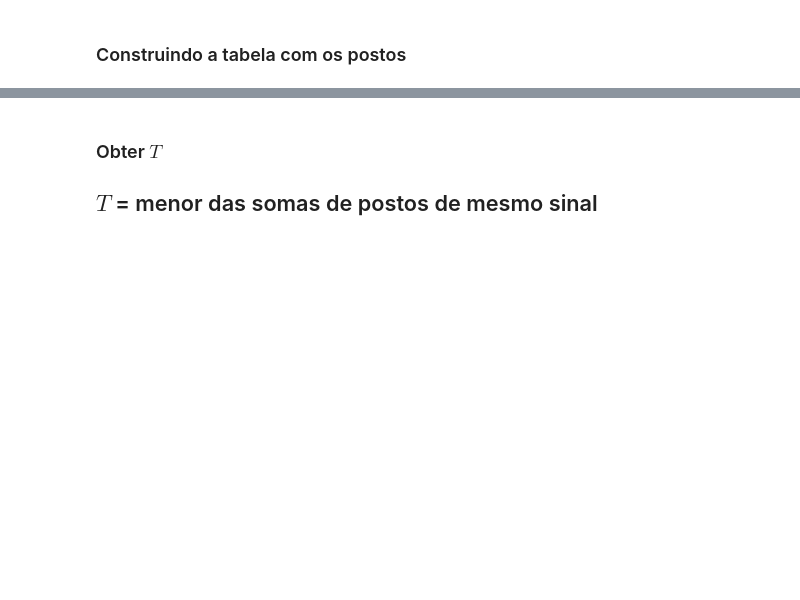
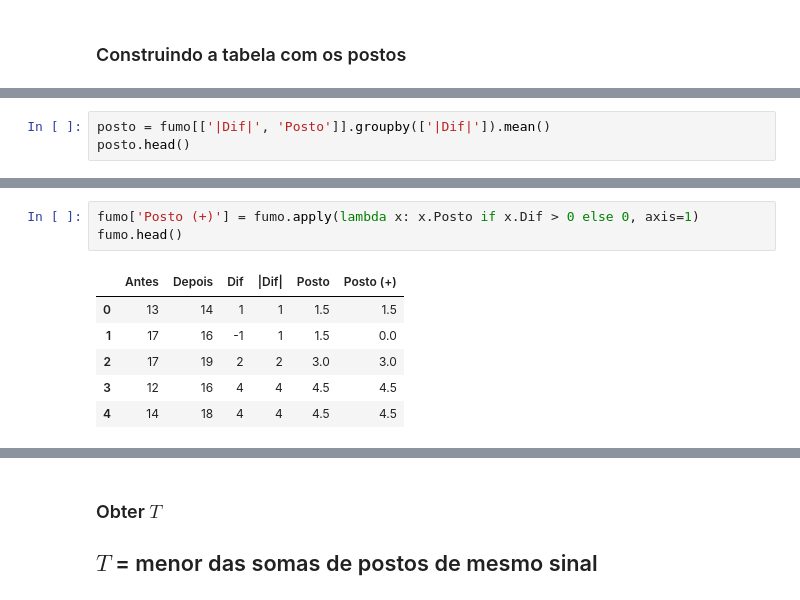
Before and after one commit to Gleis0nLemos/Estatistica_3, a Jupyter notebook: CursodeEstatistica3.ipynb, the cells around one changed output, grey strips where cells are left out. Saved outputs shown, nothing was run; the diff lists cells and outputs as text; blank space fills up the shorter version.

```diff
--- a/CursodeEstatistica3.ipynb
+++ b/CursodeEstatistica3.ipynb
@@ -1229,0 +1317,3 @@ Onde
+# %%
+posto = fumo[['|Dif|', 'Posto']].groupby(['|Dif|']).mean()
+posto.head()
@@ -1229,0 +1358,10 @@ Onde
+# %%
+fumo['Posto (+)'] = fumo.apply(lambda x: x.Posto if x.Dif > 0 else 0, axis=1)
+fumo.head()
+# %% [output]
+|  | Antes | Depois | Dif | |Dif| | Posto | Posto (+) |
+| 0 | 13 | 14 | 1 | 1 | 1.5 | 1.5 |
+| 1 | 17 | 16 | -1 | 1 | 1.5 | 0.0 |
+| 2 | 17 | 19 | 2 | 2 | 3.0 | 3.0 |
+| 3 | 12 | 16 | 4 | 4 | 4.5 | 4.5 |
+| 4 | 14 | 18 | 4 | 4 | 4.5 | 4.5 |
```
Also changed, not shown: parts of 60 cells of this notebook, 1 other file.
